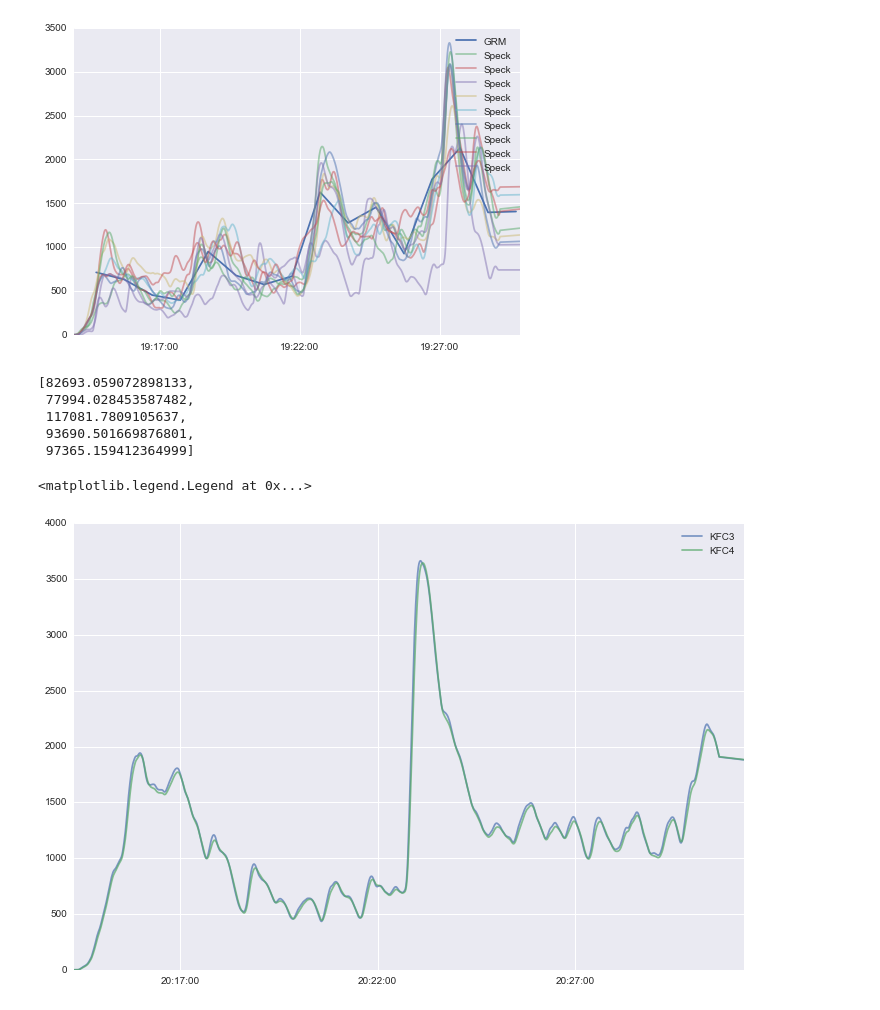
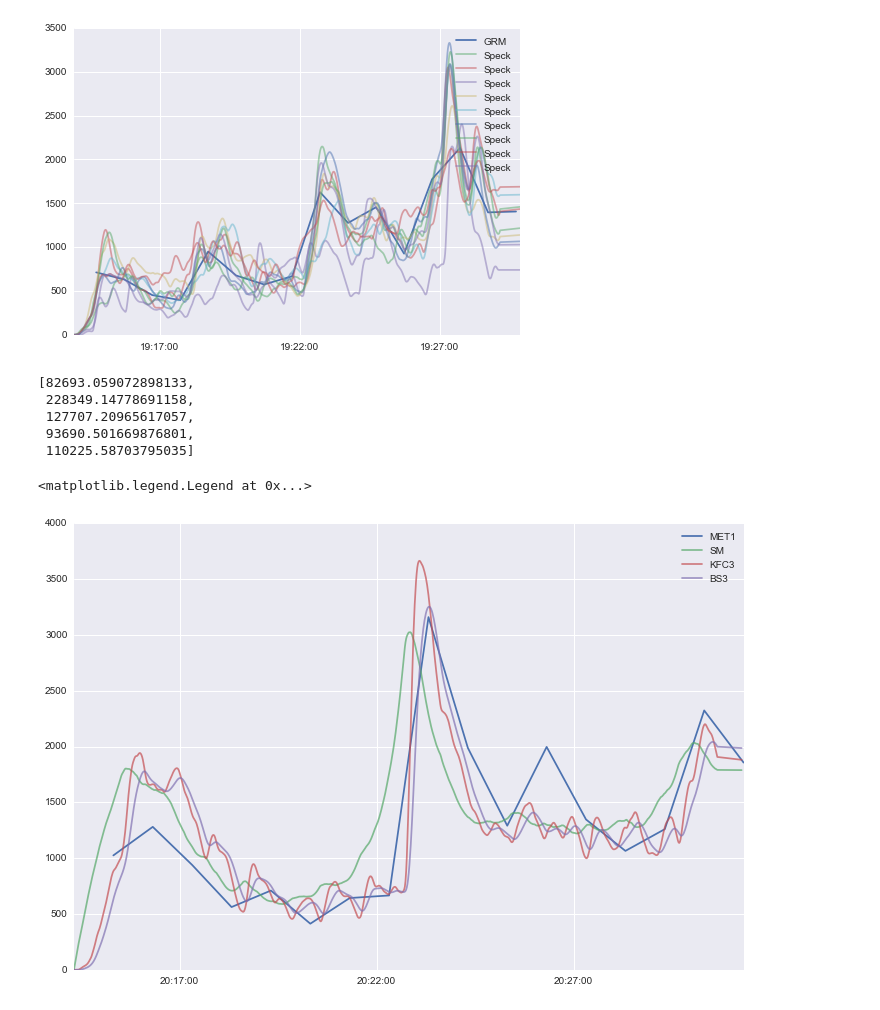
Before and after one commit to CMU-CREATE-Lab/speck-ml, a Jupyter notebook: Calibration Learning.ipynb, the cells around one changed output. Cells and saved outputs as stored; diff of their text form; code cells hidden in the pictures.

Commit message:
updating learning stuff, prelim sc data graphs

```diff
--- a/Calibration Learning.ipynb
+++ b/Calibration Learning.ipynb
@@ -22,7 +24,6 @@ plt.plot(grimm[u'2.0um'])
 [figure]
 # %%
 def load_specks(folder, time_offset=3600, cov=1075):
-    b4, a4 = cheby1(2, 0.5, 0.05)
     specks = []
     for speck_file in glob.glob(path.join(folder, '*.csv')):
         speck = pd.read_csv(speck_file)
@@ -185,19 +186,20 @@ specks.append(speck.copy())
 specks.append(speck.copy())
 specks.append(speck.copy())
 # %%
-from scipy.signal import lfilter, cheby1, cheby2
+from scipy.signal import lfilter, cheby1, cheby2, butter
 #b, a = butter(2, 0.02)
 #b2, a2 = butter(2, 0.05)
 b, a =   cheby1(1, 0.5, 0.05)
-b2, a2 = cheby1(2, 0.5, 0.03)
+b2, a2 = cheby1(2, 0.5, 0.01)
 b3, a3 = cheby1(2, 0.5, 0.06)
-b4, a4 = cheby1(2, 0.5, 0.05)
+
+b4, a4 = butter(1, [0.03, 0.95], btype='bandstop')
 # %%
 specks[0]['filtered'] = kf1.filter(specks[0].raw_particles.values)[0]
-specks[1]['filtered'] = lfilter(b,a, specks[0].filtered)
-specks[2]['filtered'] = lfilter(b2,a2, specks[0].filtered)
+specks[1]['filtered'] = kf1.smooth(specks[0].raw_particles.values)[0]
+specks[2]['filtered'] = lfilter(b2,a2, specks[0].raw_particles.values)
 specks[3]['filtered'] = lfilter(b3,a3, specks[0].filtered)
-specks[4]['filtered'] = lfilter(b4,a4,specks[0].filtered)
+specks[4]['filtered'] = lfilter(b4,a4,specks[3].filtered)
 # %%
 scales = [get_scale(speck, grimm)[1] for speck in specks]
 errors = [get_scale(speck, grimm)[0] for speck in specks]
@@ -205,23 +207,23 @@ errors = [get_scale(speck, grimm)[0] for speck in specks]
 errors
 # %% [output]
 [82693.059072898133,
- 77994.028453587482,
- 117081.7809105637,
+ 228349.14778691158,
+ 127707.20965617057,
  93690.501669876801,
- 97365.159412364999]
+ 110225.58703795035]
 # %%
 plt.figure(figsize=(12,8))
 time = specks[0].index
-#plt.plot(grimm.index, grimm[u'2.0um'], label='MET1')
+plt.plot(grimm.index, grimm[u'2.0um'], label='MET1')
 #plt.plot(time, scales[0]*specks[0].filtered, alpha=0.5, label='KF')
-#plt.plot(time, scales[1]*specks[1].filtered, alpha=0.7, label='KFC1')
-#plt.plot(time, scales[2]*specks[2].filtered, alpha=0.5, label='KFC2')
+plt.plot(time, scales[1]*specks[1].filtered, alpha=0.7, label='SM')
+#plt.plot(time, scales[2]*specks[2].filtered, alpha=0.5, label='CC')
 plt.plot(time, scales[3]*specks[3].filtered, alpha=0.7, label='KFC3')
-plt.plot(time, scales[4]*specks[4].filtered, alpha=0.7, label='KFC4')
+plt.plot(time, scales[4]*specks[4].filtered, alpha=0.7, label='BS3')
 plt.legend()
 # %% [output]
 <matplotlib.legend.Legend at 0x...>
-[figure, old version]
+[figure, new version]
 # %%
 for speck in specks:
     print max(zip(speck.filtered,speck.index))
```
Also changed, not shown: parts of 3 cells of this notebook, 2 other files.
